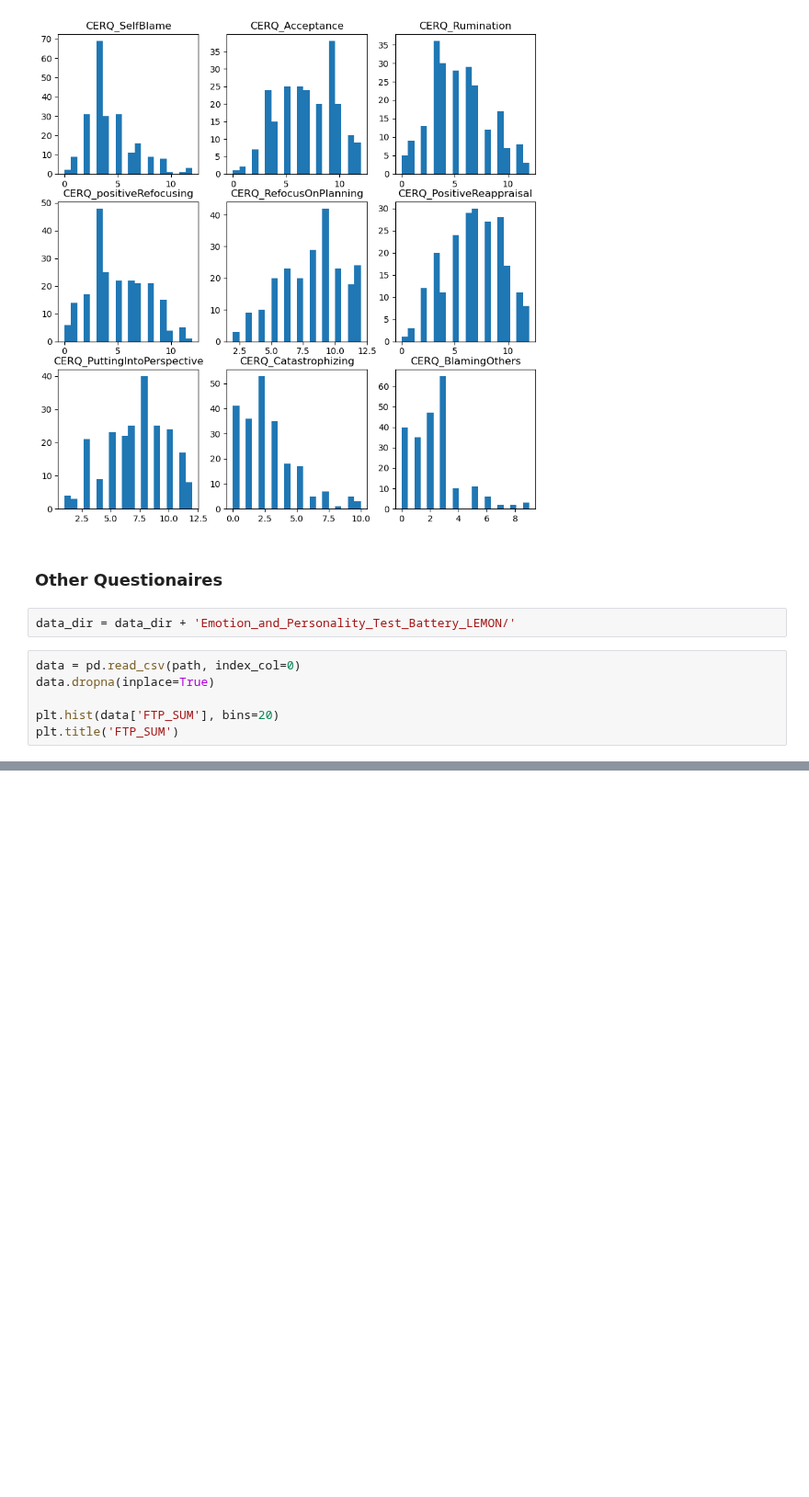
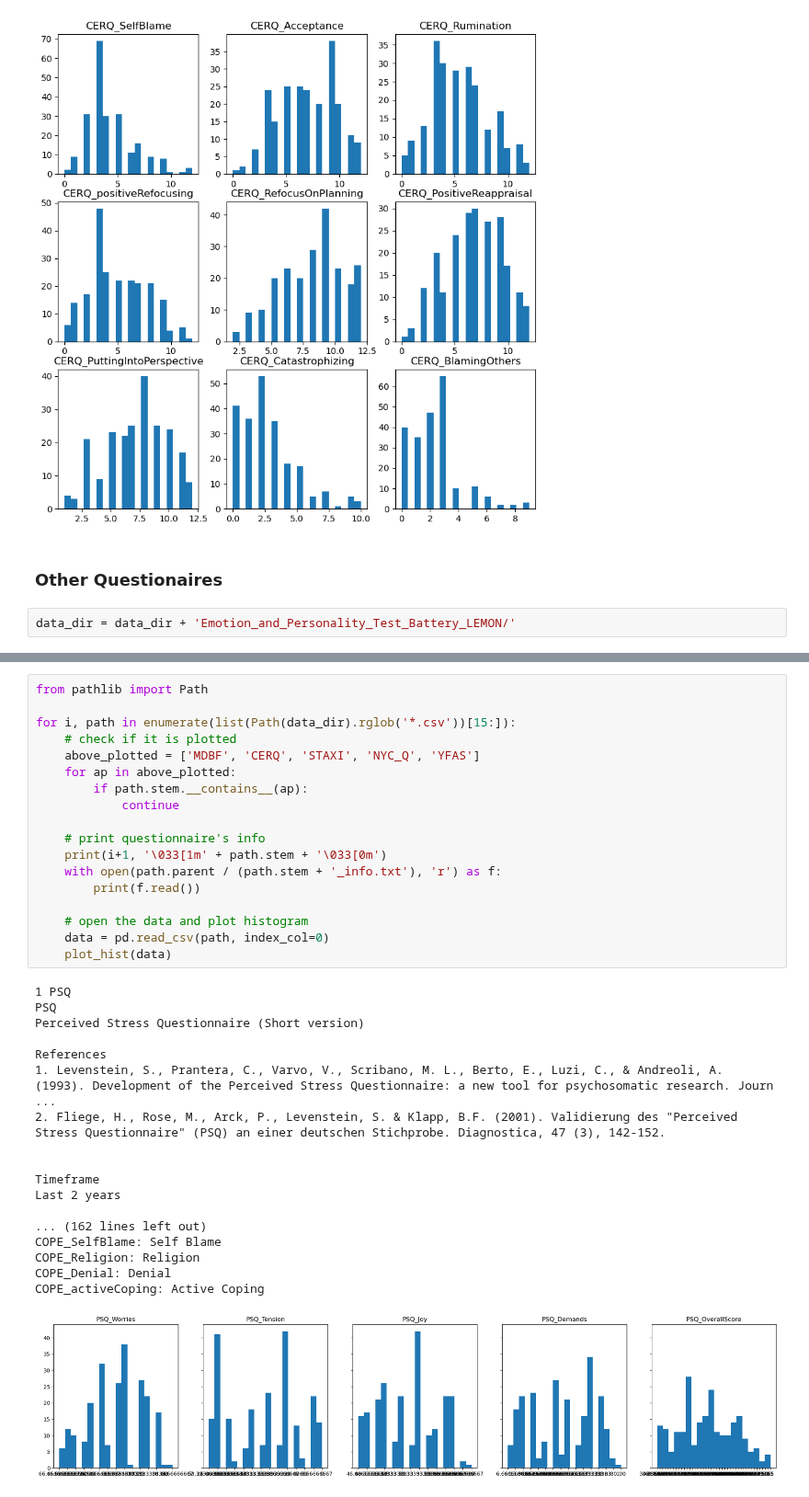
Before and after one commit to Yeganehfrh/EEGModalNet, a Jupyter notebook: notebooks/BehavioralData.ipynb, the cells around one changed output, grey strips where cells are left out. Shown at 92% size. Drawn from its saved outputs; the diff is of its cells as text; blank space fills up the shorter version.

Commit message:
tidy up define a helper function to plot histograms

```diff
--- a/notebooks/BehavioralData.ipynb
+++ b/notebooks/BehavioralData.ipynb
@@ -42,9 +74,3 @@ for i, col in enumerate(data.columns):
 ### Other Questionaires
 # %%
 data_dir = data_dir + 'Emotion_and_Personality_Test_Battery_LEMON/'
-# %%
-data = pd.read_csv(path, index_col=0)
-data.dropna(inplace=True)
-
-plt.hist(data['FTP_SUM'], bins=20)
-plt.title('FTP_SUM')
@@ -112,0 +77,37 @@ TICS_ScreeningScaleS: Screening Scales
+# %%
+from pathlib import Path
+
+for i, path in enumerate(list(Path(data_dir).rglob('*.csv'))[15:]):
+    # check if it is plotted
+    above_plotted = ['MDBF', 'CERQ', 'STAXI', 'NYC_Q', 'YFAS']
+    for ap in above_plotted:
+        if path.stem.__contains__(ap):
+            continue
+
+    # print questionnaire's info
+    print(i+1, '\033[1m' + path.stem + '\033[0m')
+    with open(path.parent / (path.stem + '_info.txt'), 'r') as f:
+        print(f.read())
+
+    # open the data and plot histogram
+    data = pd.read_csv(path, index_col=0)
+    plot_hist(data)
+# %% [output]
+1 PSQ
+﻿PSQ
+Perceived Stress Questionnaire (Short version)
+
+References
+1. Levenstein, S., Prantera, C., Varvo, V., Scribano, M. L., Berto, E., Luzi, C., & Andreoli, A. (1993). Development of the Perceived Stress Questionnaire: a new tool for psychosomatic research. Journ ...
+2. Fliege, H., Rose, M., Arck, P., Levenstein, S. & Klapp, B.F. (2001). Validierung des "Perceived Stress Questionnaire" (PSQ) an einer deutschen Stichprobe. Diagnostica, 47 (3), 142-152.
+
+
+Timeframe
+Last 2 years
+
+... (162 lines left out)
+COPE_SelfBlame: Self Blame
+COPE_Religion: Religion
+COPE_Denial: Denial
+COPE_activeCoping: Active Coping
+[figure, added]
```
Also changed, not shown: parts of 8 cells of this notebook.
